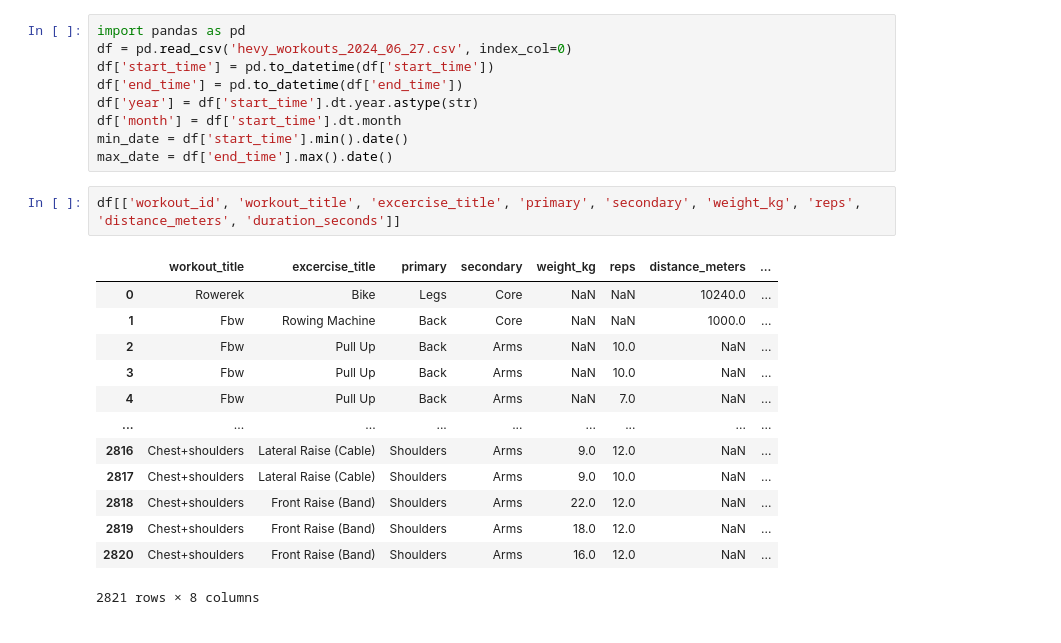
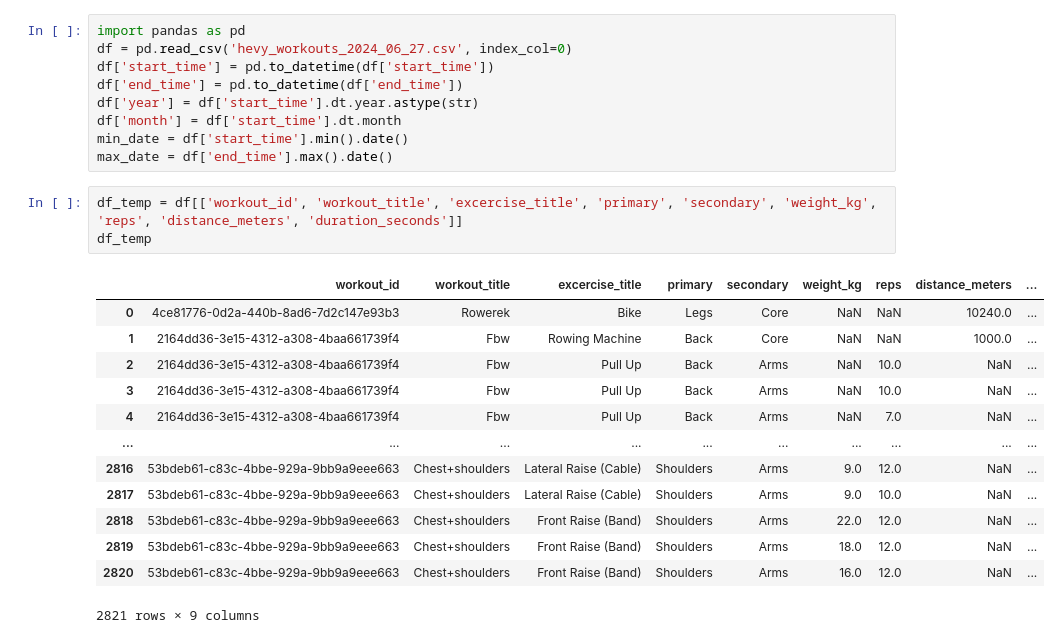
Before and after one commit to Miks007/Public-projects, a Jupyter notebook: Hevy workouts/Hevy_app.ipynb, the cells around one changed output. Cells and saved outputs as stored; diff of their text form.

```diff
--- a/Hevy workouts/Hevy_app.ipynb
+++ b/Hevy workouts/Hevy_app.ipynb
@@ -201,18 +201,19 @@ df['month'] = df['start_time'].dt.month
 min_date = df['start_time'].min().date()
 max_date = df['end_time'].max().date()
 # %%
-df[['workout_id', 'workout_title', 'excercise_title', 'primary', 'secondary', 'weight_kg', 'reps', 'distance_meters', 'duration_seconds']]
+df_temp = df[['workout_id', 'workout_title', 'excercise_title', 'primary', 'secondary', 'weight_kg', 'reps', 'distance_meters', 'duration_seconds']]
+df_temp
 # %% [output]
-|  | workout_title | excercise_title | primary | secondary | weight_kg | reps | distance_meters | ... |
-| 0 | Rowerek | Bike | Legs | Core | NaN | NaN | 10240.0 | ... |
-| 1 | Fbw | Rowing Machine | Back | Core | NaN | NaN | 1000.0 | ... |
-| 2 | Fbw | Pull Up | Back | Arms | NaN | 10.0 | NaN | ... |
-| 3 | Fbw | Pull Up | Back | Arms | NaN | 10.0 | NaN | ... |
-| 4 | Fbw | Pull Up | Back | Arms | NaN | 7.0 | NaN | ... |
-| ... | ... | ... | ... | ... | ... | ... | ... | ... |
-| 2816 | Chest+shoulders | Lateral Raise (Cable) | Shoulders | Arms | 9.0 | 12.0 | NaN | ... |
-| 2817 | Chest+shoulders | Lateral Raise (Cable) | Shoulders | Arms | 9.0 | 10.0 | NaN | ... |
-| 2818 | Chest+shoulders | Front Raise (Band) | Shoulders | Arms | 22.0 | 12.0 | NaN | ... |
-| 2819 | Chest+shoulders | Front Raise (Band) | Shoulders | Arms | 18.0 | 12.0 | NaN | ... |
-| 2820 | Chest+shoulders | Front Raise (Band) | Shoulders | Arms | 16.0 | 12.0 | NaN | ... |
+|  | workout_id | workout_title | excercise_title | primary | secondary | weight_kg | reps | distance_meters | ... |
+| 0 | 4ce81776-0d2a-440b-8ad6-7d2c147e93b3 | Rowerek | Bike | Legs | Core | NaN | NaN | 10240.0 | ... |
+| 1 | 2164dd36-3e15-4312-a308-4baa661739f4 | Fbw | Rowing Machine | Back | Core | NaN | NaN | 1000.0 | ... |
+| 2 | 2164dd36-3e15-4312-a308-4baa661739f4 | Fbw | Pull Up | Back | Arms | NaN | 10.0 | NaN | ... |
+| 3 | 2164dd36-3e15-4312-a308-4baa661739f4 | Fbw | Pull Up | Back | Arms | NaN | 10.0 | NaN | ... |
+| 4 | 2164dd36-3e15-4312-a308-4baa661739f4 | Fbw | Pull Up | Back | Arms | NaN | 7.0 | NaN | ... |
+| ... | ... | ... | ... | ... | ... | ... | ... | ... | ... |
+| 2816 | 53bdeb61-c83c-4bbe-929a-9bb9a9eee663 | Chest+shoulders | Lateral Raise (Cable) | Shoulders | Arms | 9.0 | 12.0 | NaN | ... |
+| 2817 | 53bdeb61-c83c-4bbe-929a-9bb9a9eee663 | Chest+shoulders | Lateral Raise (Cable) | Shoulders | Arms | 9.0 | 10.0 | NaN | ... |
+| 2818 | 53bdeb61-c83c-4bbe-929a-9bb9a9eee663 | Chest+shoulders | Front Raise (Band) | Shoulders | Arms | 22.0 | 12.0 | NaN | ... |
+| 2819 | 53bdeb61-c83c-4bbe-929a-9bb9a9eee663 | Chest+shoulders | Front Raise (Band) | Shoulders | Arms | 18.0 | 12.0 | NaN | ... |
+| 2820 | 53bdeb61-c83c-4bbe-929a-9bb9a9eee663 | Chest+shoulders | Front Raise (Band) | Shoulders | Arms | 16.0 | 12.0 | NaN | ... |
-2821 rows × 8 columns
+2821 rows × 9 columns
```
Also changed, not shown: parts of 2 cells of this notebook, 1 other file.
